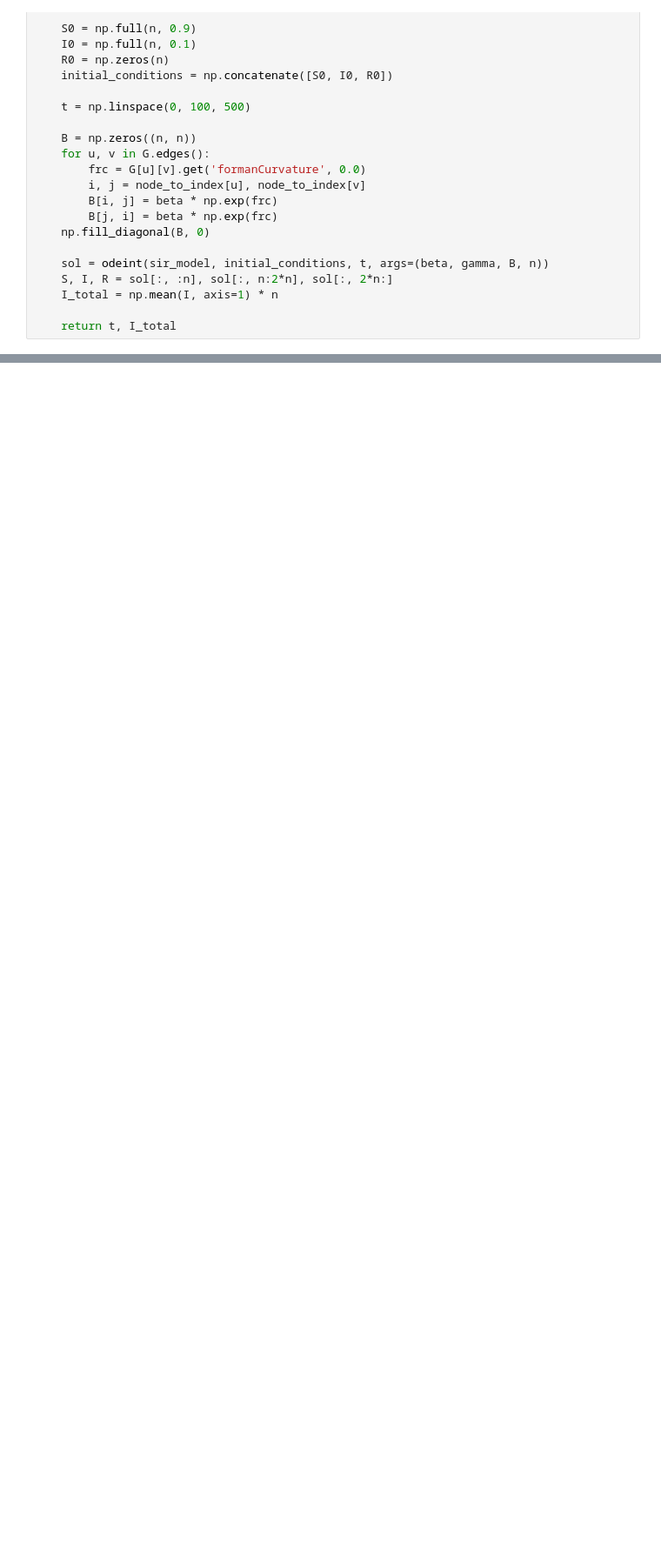
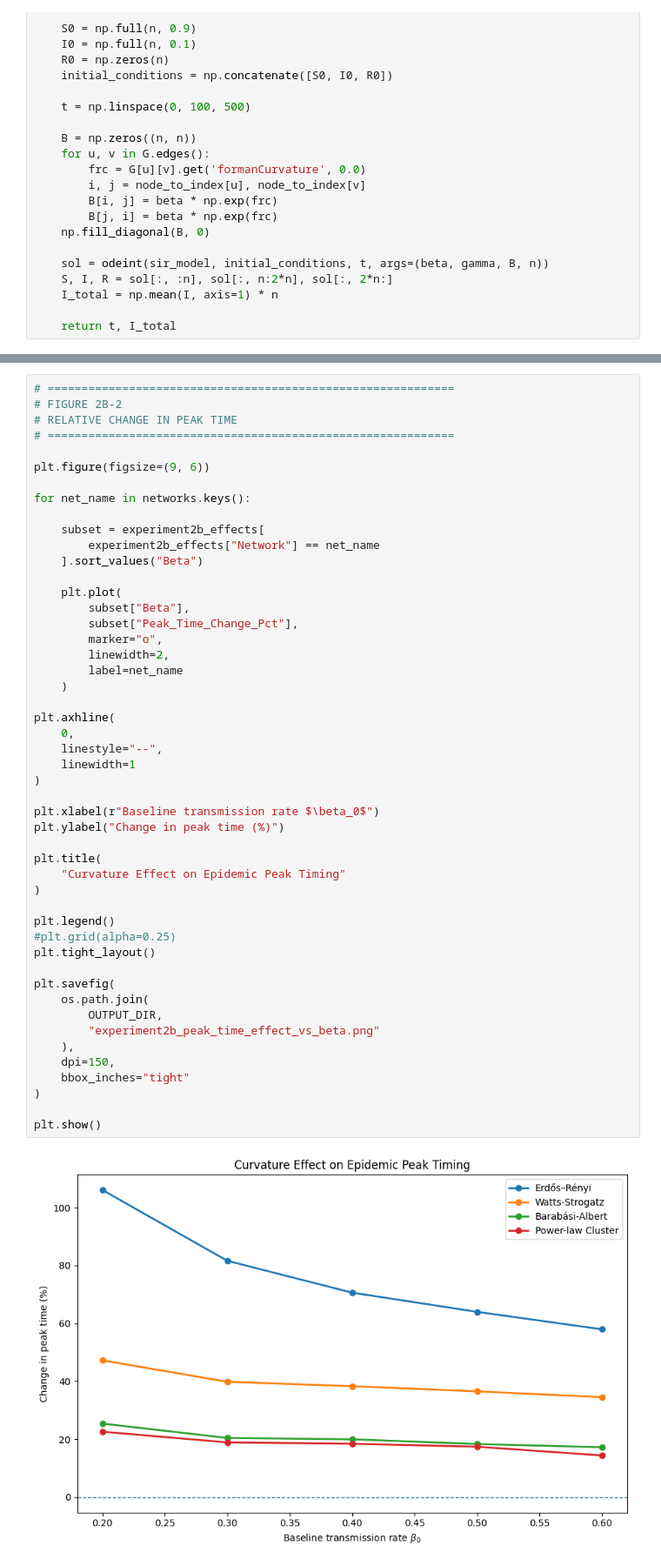
Before and after one commit to sowole-aims/FRC-Augmented-SIR-Model, a Jupyter notebook: notebook/FRC_SIR_Simulation.ipynb, the cells around one changed output, grey strips where cells are left out. Shown at 87% size. Cells and saved outputs as stored; diff of their text form; blank space fills up the shorter version.

```diff
--- a/notebook/FRC_SIR_Simulation.ipynb
+++ b/notebook/FRC_SIR_Simulation.ipynb
@@ -337,0 +2273,51 @@ Forman curvature computation done.
+# %%
+# ============================================================
+# FIGURE 2B-2
+# RELATIVE CHANGE IN PEAK TIME
+# ============================================================
+
+plt.figure(figsize=(9, 6))
+
+for net_name in networks.keys():
+
+    subset = experiment2b_effects[
+        experiment2b_effects["Network"] == net_name
+    ].sort_values("Beta")
+
+    plt.plot(
+        subset["Beta"],
+        subset["Peak_Time_Change_Pct"],
+        marker="o",
+        linewidth=2,
+        label=net_name
+    )
+
+plt.axhline(
+    0,
+    linestyle="--",
+    linewidth=1
+)
+
+plt.xlabel(r"Baseline transmission rate $\beta_0$")
+plt.ylabel("Change in peak time (%)")
+
+plt.title(
+    "Curvature Effect on Epidemic Peak Timing"
+)
+
+plt.legend()
+#plt.grid(alpha=0.25)
+plt.tight_layout()
+
+plt.savefig(
+    os.path.join(
+        OUTPUT_DIR,
+        "experiment2b_peak_time_effect_vs_beta.png"
+    ),
+    dpi=150,
+    bbox_inches="tight"
+)
+
+plt.show()
+# %% [output]
+[figure, added]
```
Also changed, not shown: parts of 55 cells of this notebook, 5 other files.
